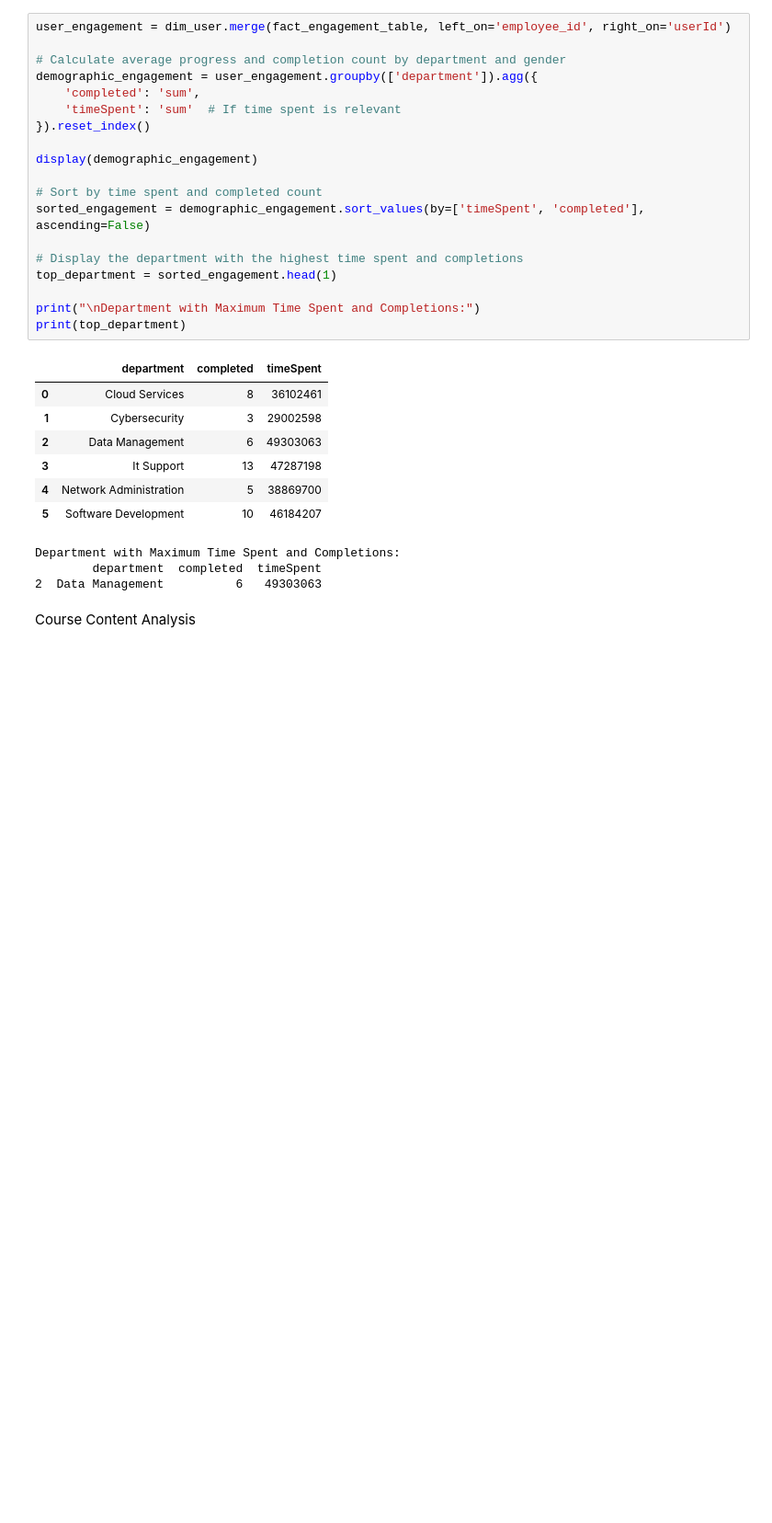
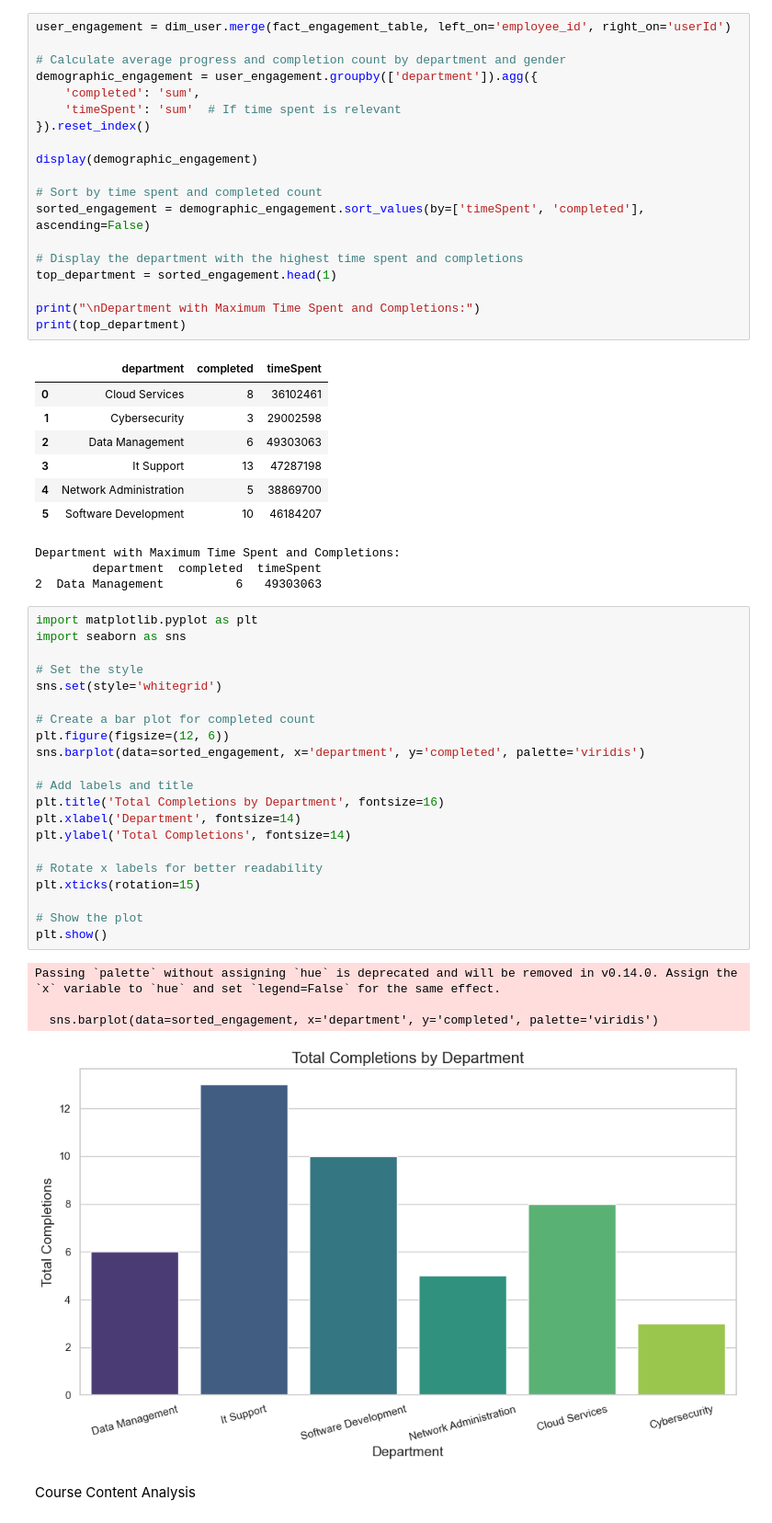
Before and after one commit to SujithaaR/FINAL-PROJECT---DWH, a Jupyter notebook: DWH/report.ipynb, the cells around one changed output. Shown: that part at 92% size. Drawn from its saved outputs; the diff is of its cells as text; blank space fills up the shorter version.

```diff
--- a/DWH/report.ipynb
+++ b/DWH/report.ipynb
@@ -213,6 +248,32 @@ print(top_department)
 Department with Maximum Time Spent and Completions:
         department  completed  timeSpent
 2  Data Management          6   49303063
+# %%
+import matplotlib.pyplot as plt
+import seaborn as sns
+
+# Set the style
+sns.set(style='whitegrid')
+
+# Create a bar plot for completed count
+plt.figure(figsize=(12, 6))
+sns.barplot(data=sorted_engagement, x='department', y='completed', palette='viridis')
+
+# Add labels and title
+plt.title('Total Completions by Department', fontsize=16)
+plt.xlabel('Department', fontsize=14)
+plt.ylabel('Total Completions', fontsize=14)
+
+# Rotate x labels for better readability
+plt.xticks(rotation=15)
+
+# Show the plot
+plt.show()
+# %% [output]
+Passing `palette` without assigning `hue` is deprecated and will be removed in v0.14.0. Assign the `x` variable to `hue` and set `legend=False` for the same effect.
+
+  sns.barplot(data=sorted_engagement, x='department', y='completed', palette='viridis')
+[figure, added]
 # %% [markdown]
 Course Content Analysis
 # %%
```
Also changed, not shown: parts of 7 cells of this notebook, 1 other file.
